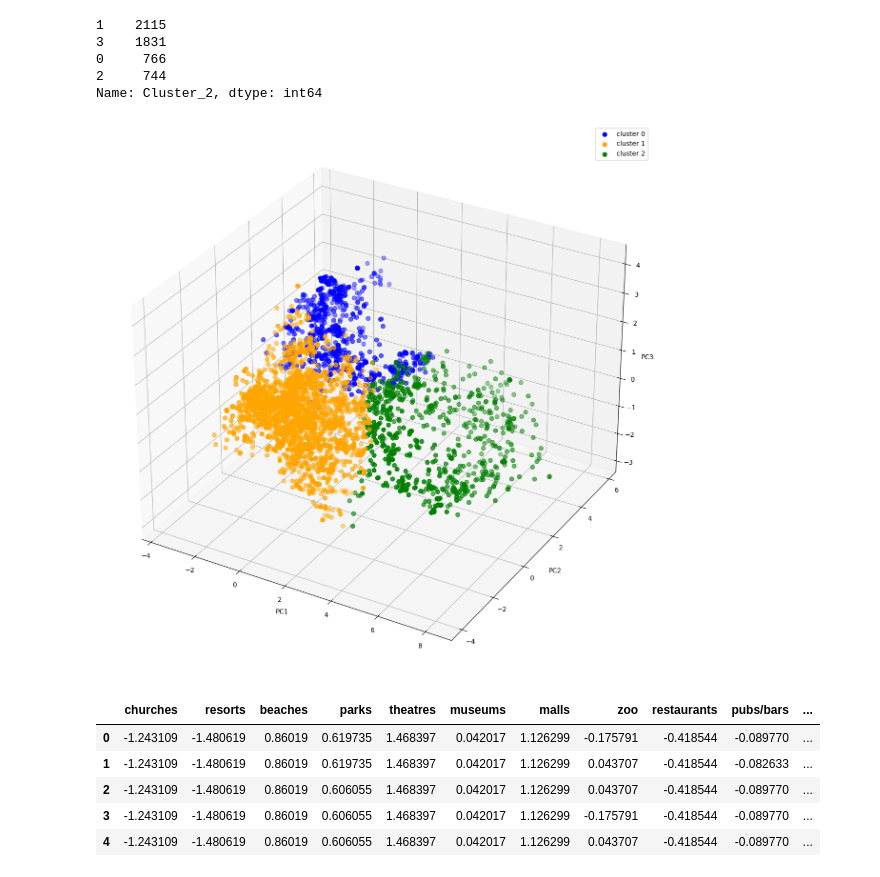
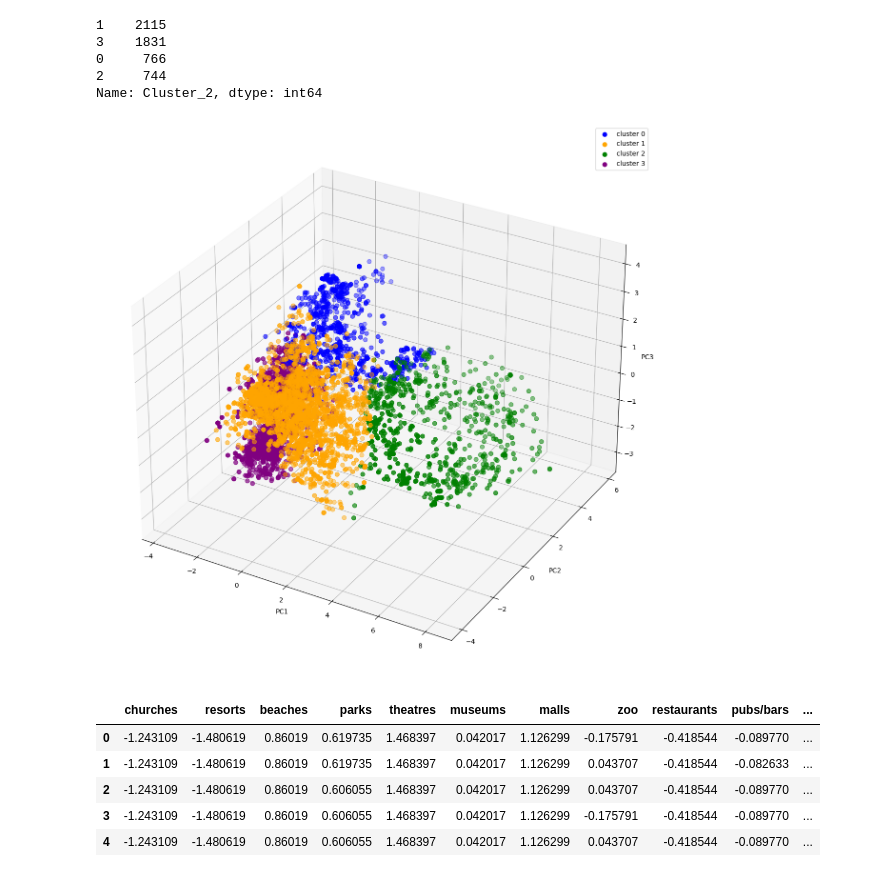
Before and after one commit to Leostark95/Analitica_2_Proyecto_2, a Jupyter notebook: Notebook.ipynb, the cells around one changed output. Cells and saved outputs as stored; diff of their text form; code cells hidden in the pictures.

```diff
--- a/Notebook.ipynb
+++ b/Notebook.ipynb
@@ -627,18 +627,19 @@ Name: Cluster_2, dtype: int64
 # %%
 # 3d scatterplot using matplotlib
 
 fig = plt.figure(figsize = (15,15))
 ax = fig.add_subplot(111, projection='3d')
 ax.scatter(X_pca[Cluster_2 == 0,0],X_pca[Cluster_2 == 0,1],X_pca[Cluster_2 == 0,2], s = 40 , color = 'blue', label = "cluster 0")
 ax.scatter(X_pca[Cluster_2 == 1,0],X_pca[Cluster_2 == 1,1],X_pca[Cluster_2 == 1,2], s = 40 , color = 'orange', label = "cluster 1")
 ax.scatter(X_pca[Cluster_2 == 2,0],X_pca[Cluster_2 == 2,1],X_pca[Cluster_2 == 2,2], s = 40 , color = 'green', label = "cluster 2")
+ax.scatter(X_pca[Cluster_2 == 3,0],X_pca[Cluster_2 == 3,1],X_pca[Cluster_2 == 3,2], s = 40 , color = 'purple', label = "cluster 3")
 ax.set_xlabel('PC1')
 ax.set_ylabel('PC2')
 ax.set_zlabel('PC3')
 ax.legend()
 plt.show()
 # %% [output]
-[figure, old version]
+[figure, new version]
 # %%
 df_final.head()
 # %% [output]
```
Also changed, not shown: parts of 31 cells of this notebook.
